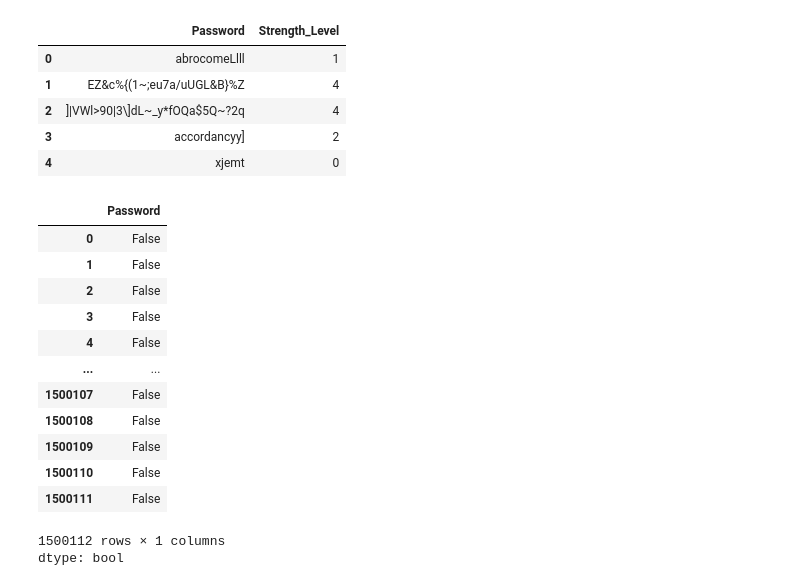
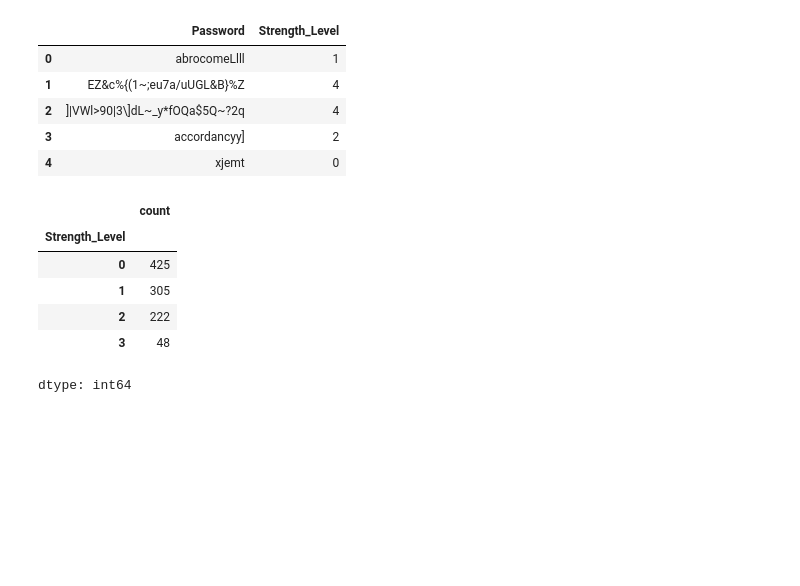
Before and after one commit to hameedjimoh312/Coding-School, a Jupyter notebook: Research_Project.ipynb, the cells around one changed output. Drawn from its saved outputs; the diff is of its cells as text; code cells hidden in the pictures; blank space fills up the shorter version.

```diff
--- a/Research_Project.ipynb
+++ b/Research_Project.ipynb
@@ -16,21 +19,15 @@ df.head()
 | 2 | ]|VWl>90|3\]dL~_y*fOQa$5Q~?2q | 4 |
 | 3 | accordancyy] | 2 |
 | 4 | xjemt | 0 |
-# %%
-df["Strength_Level"].value_counts()
-df["Password"].duplicated()
-# %% [output]
-|  | Password |
-| 0 | False |
-| 1 | False |
-| 2 | False |
-| 3 | False |
-| 4 | False |
-| ... | ... |
-| 1500107 | False |
-| 1500108 | False |
-| 1500109 | False |
-| 1500110 | False |
-| 1500111 | False |
-1500112 rows × 1 columns
-dtype: bool
+# %%
+
+duplicates_df = df[df.duplicated(subset = "Password")]
+duplicates_df['Strength_Level'].describe()
+# %% [output]
+|  | count |
+| Strength_Level |  |
+| 0 | 425 |
+| 1 | 305 |
+| 2 | 222 |
+| 3 | 48 |
+dtype: int64
```
Also changed, not shown: parts of 4 cells of this notebook.
